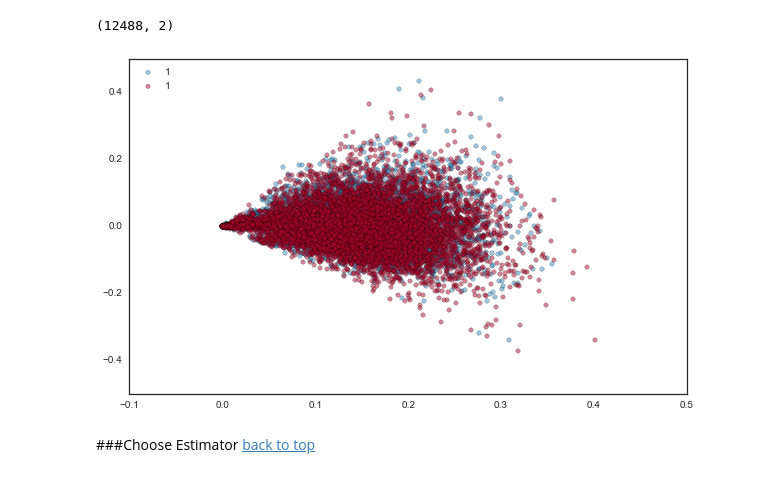
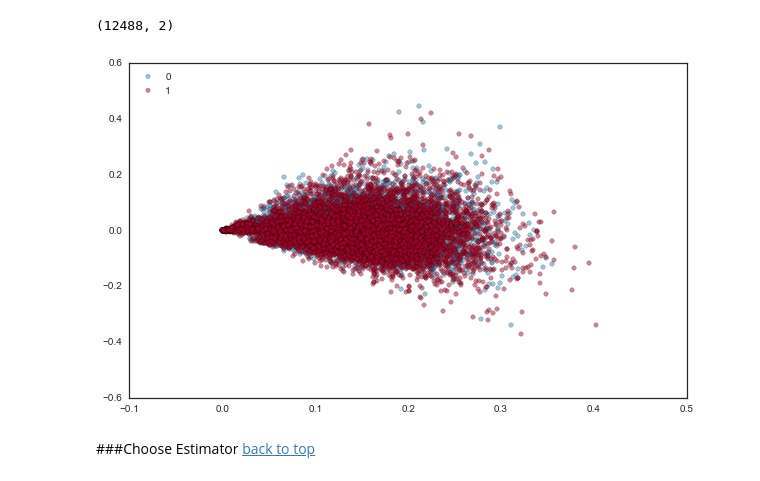
Before and after one commit to jthang/DataScienceLab, a Jupyter notebook: machine_learning/naive_bayes.ipynb, the cells around one changed output. Drawn from its saved outputs; the diff is of its cells as text; code cells hidden in the pictures.

```diff
--- a/machine_learning/naive_bayes.ipynb
+++ b/machine_learning/naive_bayes.ipynb
@@ -69,0 +73,14 @@ dtype: int64
+# %%
+from sklearn.feature_extraction.text import TfidfVectorizer
+
+feature = df.quote
+target = (df.fresh == 'fresh').values.astype(np.int)
+
+vectorizer = TfidfVectorizer(min_df=2)
+
+X = vectorizer.fit_transform(feature)
+y = target
+
+n_samples, n_features = X.shape
+print("No. of samples = %d" % n_samples)
+print("No. of features = %d" % n_features)
@@ -89,11 +141,0 @@ Test data shape: (3122,), Test target shape: (3122,)
-# %%
-from sklearn.feature_extraction.text import TfidfVectorizer
-
-vectorizer = TfidfVectorizer(min_df=2)
-
-X_train_vec = vectorizer.fit_transform(X_train)
-y_train = y_train
-
-n_samples, n_features = X_train_vec.shape
-print("No. of samples = %d" % n_samples)
-print("No. of features = %d" % n_features)
@@ -122,7 +152,7 @@ ValueError: shapes (1,3122) and (11364,2) not aligned: 3122 (dim 1) != 11364 (di
 from sklearn.decomposition import TruncatedSVD
 
 pca = TruncatedSVD(n_components=2)
-X_pca = pca.fit_transform(X_train_vec)
+X_pca = pca.fit_transform(X_train)
 
 X_pca.shape
 # %% [output]
@@ -130,14 +160,14 @@ X_pca.shape
 # %%
 from itertools import cycle
 
 for i, c in zip(np.unique(y_train), cycle(colors)):
     plt.scatter(X_pca[y_train == i, 0],
                 X_pca[y_train == i, 1],
-                c=c, label=y[i], alpha=0.5)
+                c=c, label=i, alpha=0.5)
 
 _ = plt.legend(loc='upper left')
 # %% [output]
-[figure, old version]
+[figure, new version]
 # %% [markdown]
 ###Choose Estimator
 [back to top](#contents)
```
Also changed, not shown: parts of 28 cells of this notebook.
